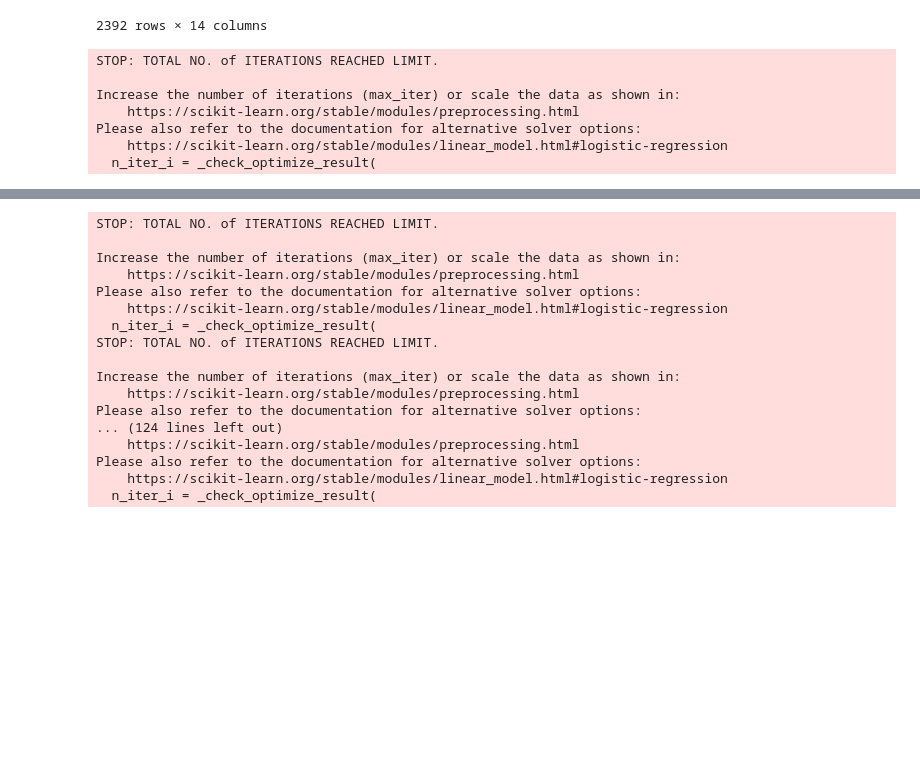
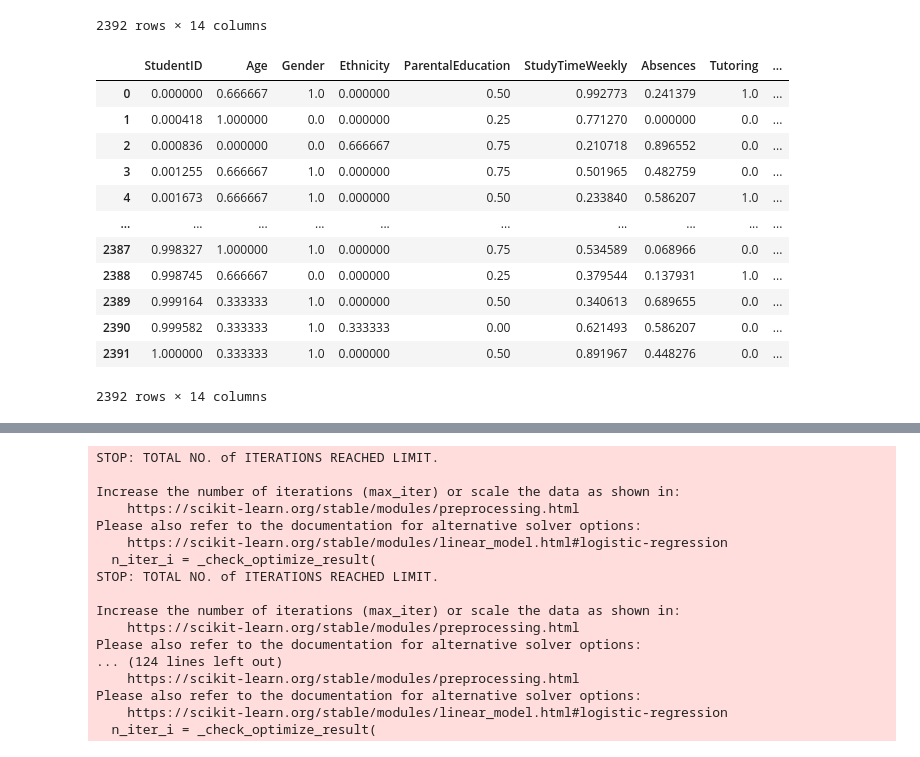
Before and after one commit to 2303A52393/SML-, a Jupyter notebook: smlprj.ipynb, the cells around one changed output, grey strips where cells are left out. Saved outputs shown, nothing was run; the diff lists cells and outputs as text; code cells hidden in the pictures; blank space fills up the shorter version.

```diff
--- a/smlprj.ipynb
+++ b/smlprj.ipynb
@@ -54,18 +82,3 @@ x
 | 2390 | 3391 | 16 | 1 | 1 | 0 | 12.416653 | 17 | 0 | ... |
 | 2391 | 3392 | 16 | 1 | 0 | 2 | 17.819907 | 13 | 0 | ... |
 2392 rows × 14 columns
-# %%
-from sklearn.model_selection import train_test_split
-from sklearn.linear_model import LogisticRegression
-X_train, X_test, y_train, y_test = train_test_split(x, y, test_size=0.2)
-model = LogisticRegression()
-model.fit(X_train, y_train)
-y_pred = model.predict(X_test)
-# %% [output]
-STOP: TOTAL NO. of ITERATIONS REACHED LIMIT.
-
-Increase the number of iterations (max_iter) or scale the data as shown in:
-    https://scikit-learn.org/stable/modules/preprocessing.html
-Please also refer to the documentation for alternative solver options:
-    https://scikit-learn.org/stable/modules/linear_model.html#logistic-regression
-  n_iter_i = _check_optimize_result(
@@ -71,0 +87,2 @@ Please also refer to the documentation for alternative solver options:
+# %%
+df=pd.DataFrame(x)
@@ -71,0 +91,17 @@ Please also refer to the documentation for alternative solver options:
+# %%
+df_minmax=pd.DataFrame(scaler.fit_transform(df),columns=df.columns)
+df_minmax
+# %% [output]
+|  | StudentID | Age | Gender | Ethnicity | ParentalEducation | StudyTimeWeekly | Absences | Tutoring | ... |
+| 0 | 0.000000 | 0.666667 | 1.0 | 0.000000 | 0.50 | 0.992773 | 0.241379 | 1.0 | ... |
+| 1 | 0.000418 | 1.000000 | 0.0 | 0.000000 | 0.25 | 0.771270 | 0.000000 | 0.0 | ... |
+| 2 | 0.000836 | 0.000000 | 0.0 | 0.666667 | 0.75 | 0.210718 | 0.896552 | 0.0 | ... |
+| 3 | 0.001255 | 0.666667 | 1.0 | 0.000000 | 0.75 | 0.501965 | 0.482759 | 0.0 | ... |
+| 4 | 0.001673 | 0.666667 | 1.0 | 0.000000 | 0.50 | 0.233840 | 0.586207 | 1.0 | ... |
+| ... | ... | ... | ... | ... | ... | ... | ... | ... | ... |
+| 2387 | 0.998327 | 1.000000 | 1.0 | 0.000000 | 0.75 | 0.534589 | 0.068966 | 0.0 | ... |
+| 2388 | 0.998745 | 0.666667 | 0.0 | 0.000000 | 0.25 | 0.379544 | 0.137931 | 1.0 | ... |
+| 2389 | 0.999164 | 0.333333 | 1.0 | 0.000000 | 0.50 | 0.340613 | 0.689655 | 0.0 | ... |
+| 2390 | 0.999582 | 0.333333 | 1.0 | 0.333333 | 0.00 | 0.621493 | 0.586207 | 0.0 | ... |
+| 2391 | 1.000000 | 0.333333 | 1.0 | 0.000000 | 0.50 | 0.891967 | 0.448276 | 0.0 | ... |
+2392 rows × 14 columns
```
Also changed, not shown: parts of 52 cells of this notebook.
